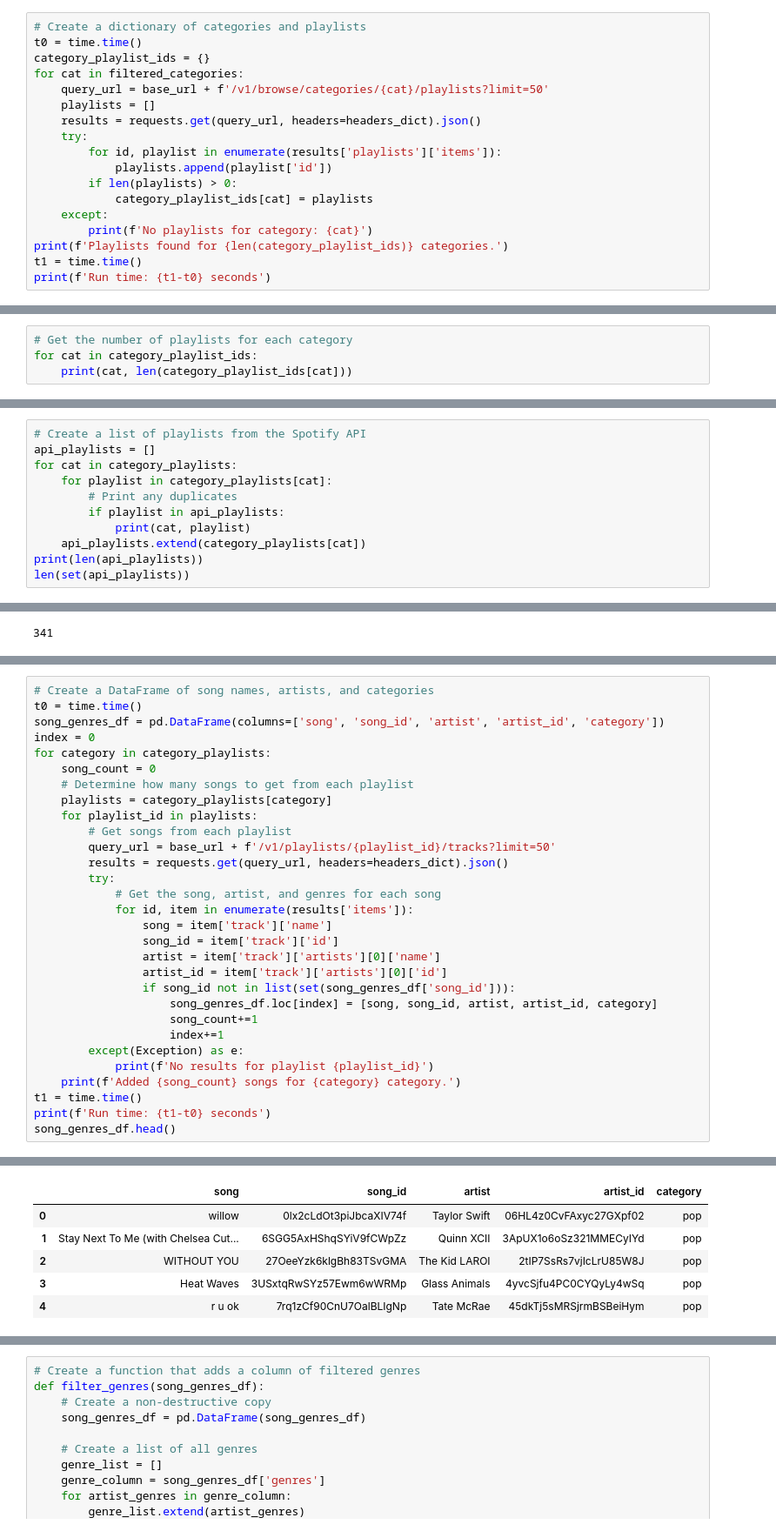
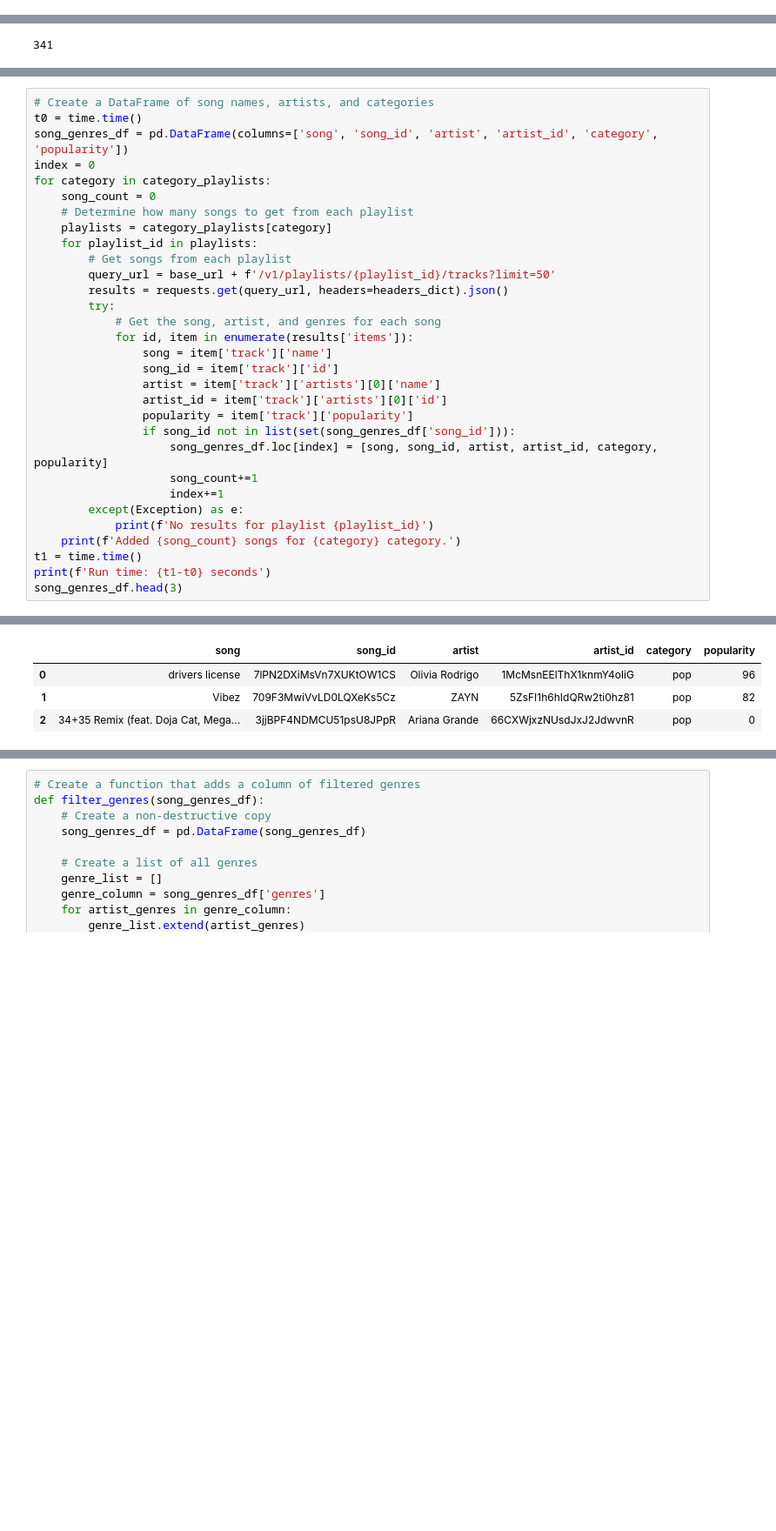
Before and after one commit to hannahkidwell/NLP-Spotify-Genres, a Jupyter notebook: Notebooks/clean_spotify_data.ipynb, the cells around one changed output, grey strips where cells are left out. Shown: that part at 87% size. Drawn from its saved outputs; the diff is of its cells as text; blank space fills up the shorter version.

```diff
--- a/Notebooks/clean_spotify_data.ipynb
+++ b/Notebooks/clean_spotify_data.ipynb
@@ -49,21 +51,3 @@ filtered_categories = ['pop', 'hiphop', 'metal', 'rock', 'jazz', 'rnb',
                        'romance', 'soul', 'indie_alt', 'classical', 'blues', 'funk',
                        'punk', 'country']
 other = ['edm_dance', 'party', 'family', 'caribbean', 'afro']
-# %%
-# Create a dictionary of categories and playlists
-t0 = time.time()
-category_playlist_ids = {}
-for cat in filtered_categories:
-    query_url = base_url + f'/v1/browse/categories/{cat}/playlists?limit=50'
-    playlists = []
-    results = requests.get(query_url, headers=headers_dict).json()
-    try:
-        for id, playlist in enumerate(results['playlists']['items']):
-            playlists.append(playlist['id'])
-        if len(playlists) > 0:
-            category_playlist_ids[cat] = playlists
-    except:
-        print(f'No playlists for category: {cat}')
-print(f'Playlists found for {len(category_playlist_ids)} categories.')
-t1 = time.time()
-print(f'Run time: {t1-t0} seconds')
@@ -73,4 +53,0 @@ Run time: 2.300999879837036 seconds
-# %%
-# Get the number of playlists for each category
-for cat in category_playlist_ids:
-    print(cat, len(category_playlist_ids[cat]))
@@ -93,11 +53,0 @@ country 13
-# %%
-# Create a list of playlists from the Spotify API
-api_playlists = []
-for cat in category_playlists:
-    for playlist in category_playlists[cat]:
-        # Print any duplicates
-        if playlist in api_playlists:
-            print(cat, playlist)
-    api_playlists.extend(category_playlists[cat])
-print(len(api_playlists))
-len(set(api_playlists))
@@ -425,7 +203,7 @@ country_love = '37i9dQZF1DX8WMG8VPSOJC'
 # %%
 # Create a DataFrame of song names, artists, and categories
 t0 = time.time()
-song_genres_df = pd.DataFrame(columns=['song', 'song_id', 'artist', 'artist_id', 'category'])
+song_genres_df = pd.DataFrame(columns=['song', 'song_id', 'artist', 'artist_id', 'category', 'popularity'])
 index = 0
 for category in category_playlists:
     song_count = 0
@@ -442,8 +220,9 @@ for category in category_playlists:
                 song_id = item['track']['id']
                 artist = item['track']['artists'][0]['name']
                 artist_id = item['track']['artists'][0]['id']
+                popularity = item['track']['popularity']
                 if song_id not in list(set(song_genres_df['song_id'])):
-                    song_genres_df.loc[index] = [song, song_id, artist, artist_id, category]
+                    song_genres_df.loc[index] = [song, song_id, artist, artist_id, category, popularity]
                     song_count+=1
                     index+=1
         except(Exception) as e:
@@ -451,5 +230,5 @@ for category in category_playlists:
     print(f'Added {song_count} songs for {category} category.')
 t1 = time.time()
 print(f'Run time: {t1-t0} seconds')
-song_genres_df.head()
+song_genres_df.head(3)
 # %% [output]
@@ -473,6 +252,4 @@ Run time: 185.58764815330505 seconds
-|  | song | song_id | artist | artist_id | category |
-| 0 | willow | 0lx2cLdOt3piJbcaXIV74f | Taylor Swift | 06HL4z0CvFAxyc27GXpf02 | pop |
-| 1 | Stay Next To Me (with Chelsea Cut... | 6SGG5AxHShqSYiV9fCWpZz | Quinn XCII | 3ApUX1o6oSz321MMECyIYd | pop |
-| 2 | WITHOUT YOU | 27OeeYzk6klgBh83TSvGMA | The Kid LAROI | 2tIP7SsRs7vjIcLrU85W8J | pop |
-| 3 | Heat Waves | 3USxtqRwSYz57Ewm6wWRMp | Glass Animals | 4yvcSjfu4PC0CYQyLy4wSq | pop |
-| 4 | r u ok | 7rq1zCf90CnU7OalBLIgNp | Tate McRae | 45dkTj5sMRSjrmBSBeiHym | pop |
+|  | song | song_id | artist | artist_id | category | popularity |
+| 0 | drivers license | 7lPN2DXiMsVn7XUKtOW1CS | Olivia Rodrigo | 1McMsnEElThX1knmY4oliG | pop | 96 |
+| 1 | Vibez | 709F3MwiVvLD0LQXeKs5Cz | ZAYN | 5ZsFI1h6hIdQRw2ti0hz81 | pop | 82 |
+| 2 | 34+35 Remix (feat. Doja Cat, Mega... | 3jjBPF4NDMCU51psU8JPpR | Ariana Grande | 66CXWjxzNUsdJxJ2JdwvnR | pop | 0 |
```
Also changed, not shown: parts of 19 cells of this notebook, 8 other files.
